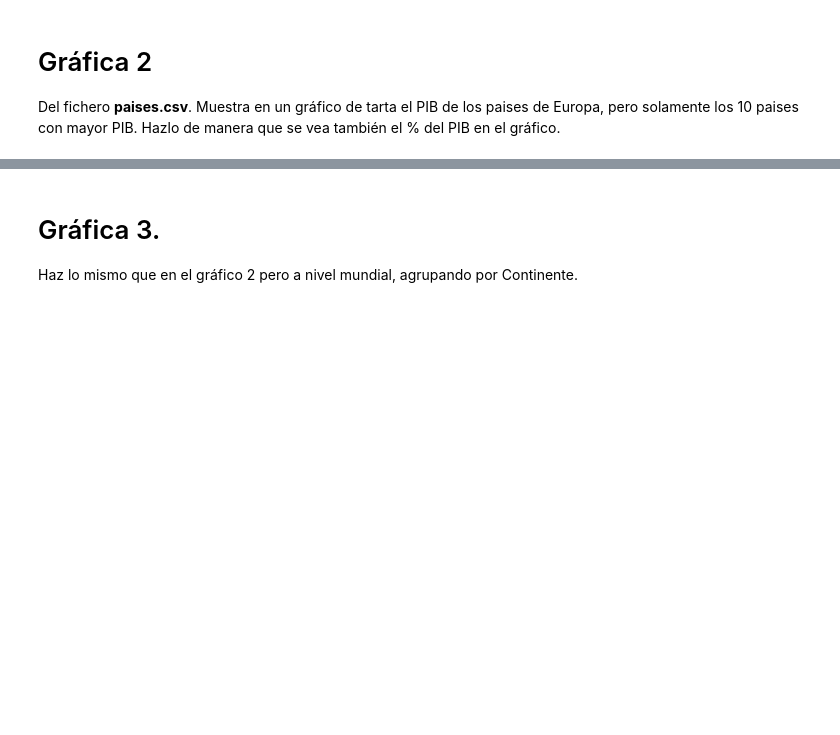
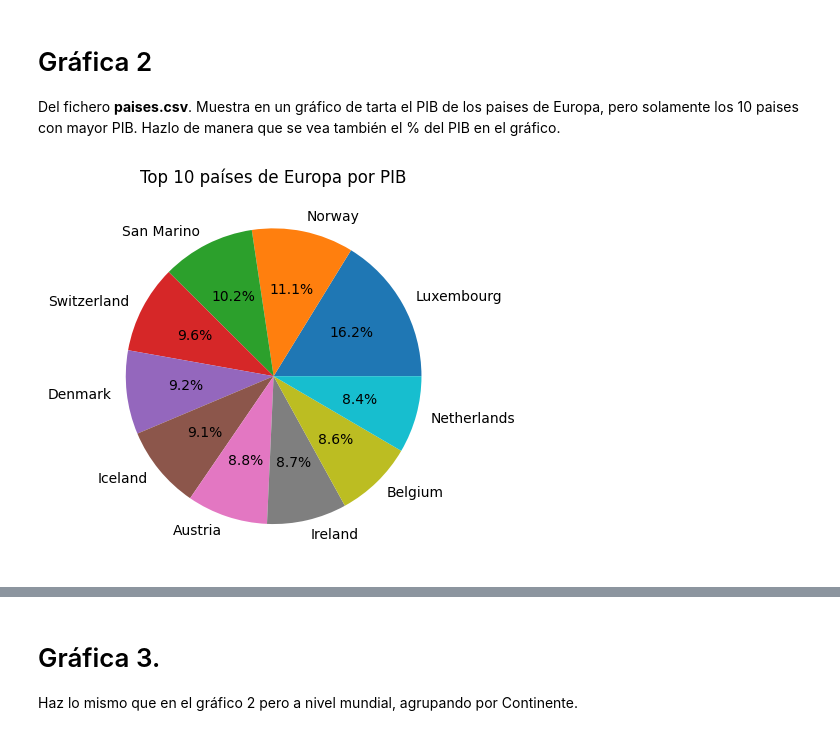
Before and after one commit to Animska/PYthon, a Jupyter notebook: Pedro/entorno python/ejercicios/AD_TEMA3/graficas_1/Enunciado_matplotlib_1.ipynb, the cells around one changed output, grey strips where cells are left out. Cells and saved outputs as stored; diff of their text form; code cells hidden in the pictures; blank space fills up the shorter version.

```diff
--- a/Pedro/entorno python/ejercicios/AD_TEMA3/graficas_1/Enunciado_matplotlib_1.ipynb
+++ b/Pedro/entorno python/ejercicios/AD_TEMA3/graficas_1/Enunciado_matplotlib_1.ipynb
@@ -33,19 +108,14 @@ plt.show()
 
 Del fichero **paises.csv**. Muestra en un gráfico de tarta el PIB de los paises de Europa, pero solamente los 10 paises con mayor PIB. Hazlo de manera que se vea también el % del PIB en el gráfico.
 # %%
-top_10_pib_europa = df_paises[df_paises['continente'] == 'Europe'].nlargest(10, 'PIB')
-
-plt.figure(figsize=(10, 8))
-
-# labels: nombres de los países
-# autopct: formato del porcentaje (%.1f%% indica un decimal y el símbolo %)
-# startangle: gira el gráfico para una mejor visualización
-plt.pie(top_10_pib_europa['PIB'],
-        labels=top_10_pib_europa['pais'],
-        autopct='%.1f%%',
-        startangle=140,
-        colors=plt.cm.Paired.colors)
-
-plt.title('Top 10 Países con mayor PIB en Europa')
-plt.axis('equal')  # Asegura que el gráfico sea un círculo perfecto
+# Importación inicial del dataset
+paisesdf = pd.read_csv('paises.csv')
+paises_mayores = paisesdf.query('continente == "Europe"')[['pais', 'PIB']].sort_values('PIB', ascending=False).head(10)
+# Reinicia los parámetros del tema
+plt.rcdefaults()
+# Gráfico de tartas
+plt.pie(paises_mayores['PIB'], labels=paises_mayores['pais'], autopct='%1.1f%%')
+plt.title('Top 10 países de Europa por PIB')
 plt.show()
+# %% [output]
+[figure, added]
```
Also changed, not shown: parts of 15 cells of this notebook, 12 other files.
